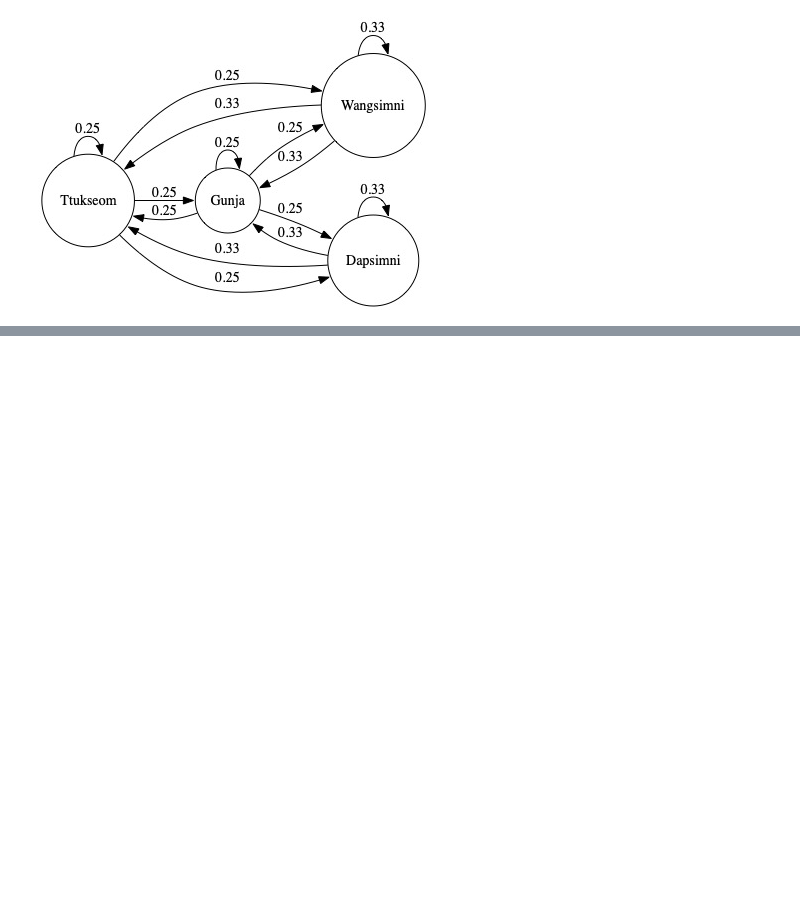
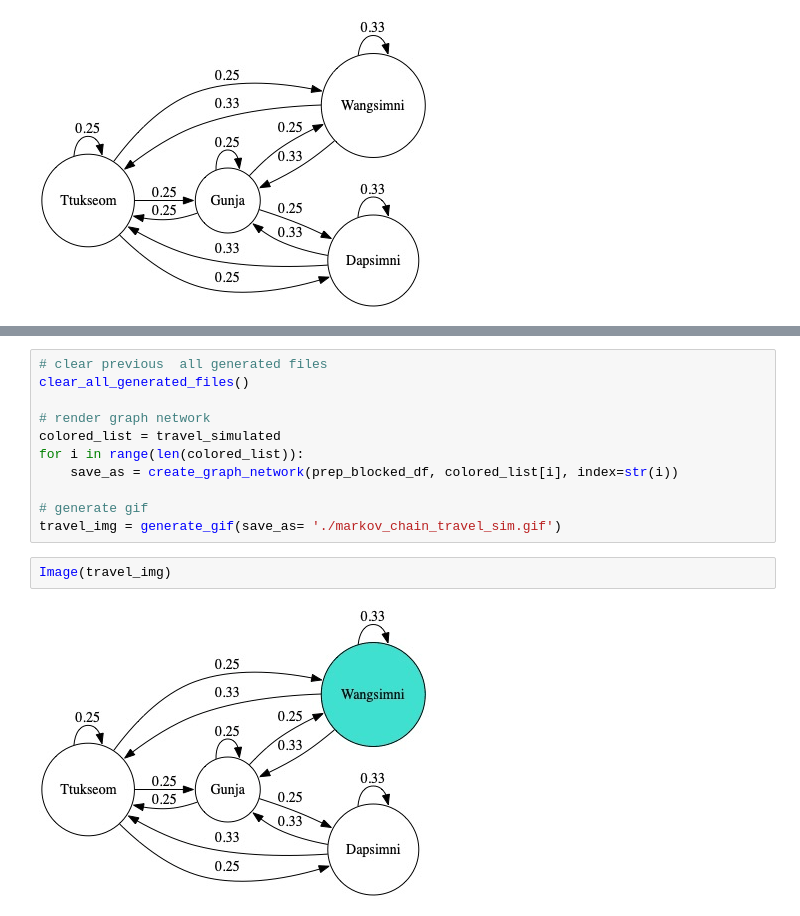
Before and after one commit to ardiantovn/markovchain, a Jupyter notebook: markovchain.ipynb, the cells around one changed output, grey strips where cells are left out. Cells and saved outputs as stored; diff of their text form; blank space fills up the shorter version.

```diff
--- a/markovchain.ipynb
+++ b/markovchain.ipynb
@@ -331,0 +341,15 @@ travel_simulation(base_df,
+# %%
+# clear previous  all generated files
+clear_all_generated_files()
+
+# render graph network
+colored_list = travel_simulated
+for i in range(len(colored_list)):
+    save_as = create_graph_network(prep_blocked_df, colored_list[i], index=str(i))
+
+# generate gif
+travel_img = generate_gif(save_as= './markov_chain_travel_sim.gif')
+# %%
+Image(travel_img)
+# %% [output]
+[figure, added]
```
Also changed, not shown: parts of 2 cells of this notebook, 20 other files.
